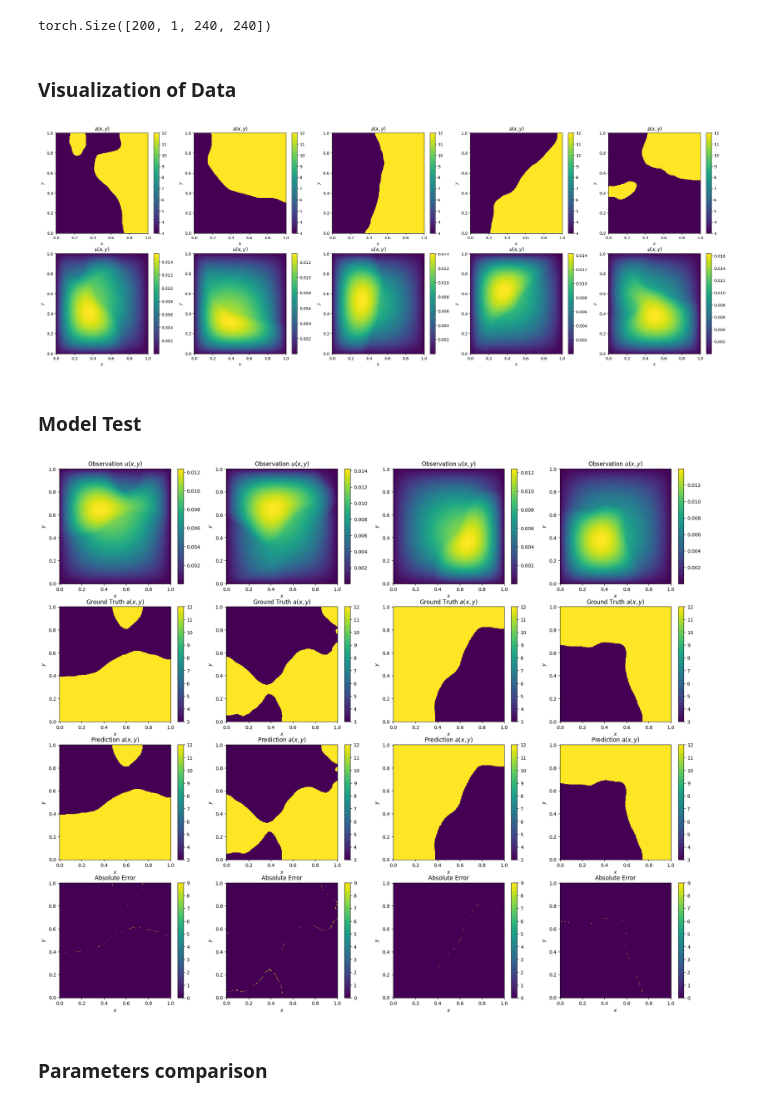
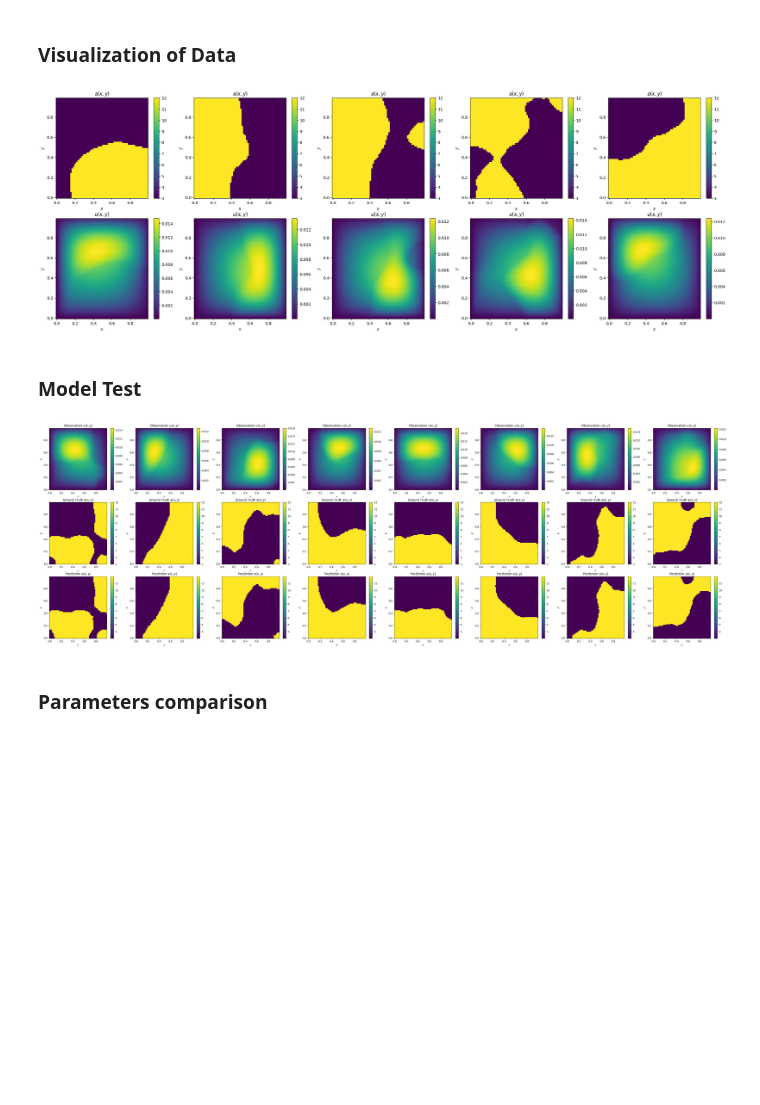
Before and after one commit to bookdiver/FluidDiff, a Jupyter notebook: models/darcys_test.ipynb, the cells around one changed output. Cells and saved outputs as stored; diff of their text form; code cells hidden in the pictures; blank space fills up the shorter version.

Commit message:
add darcy experiment

```diff
--- a/models/darcys_test.ipynb
+++ b/models/darcys_test.ipynb
@@ -20,6 +17,2 @@ torch.Size([200, 1, 240, 240])
-# %%
-ds.u.shape
-# %% [output]
-torch.Size([200, 1, 240, 240])
 # %% [markdown]
 ### Visualization of Data
@@ -40,7 +26,7 @@ u = ds.u[160:165].squeeze()
 # %%
 fig, ax = plt.subplots(2, 5, figsize=(30, 10))
 for i in range(5):
-    im1 = ax[0, i].pcolormesh(X, Y, unnormalize(a[i]))
+    im1 = ax[0, i].pcolormesh(X, Y, a[i])
     ax[0, i].set_xlabel('$x$')
     ax[0, i].set_ylabel('$y$')
     ax[0, i].set_title('$a(x, y)$')
@@ -52,7 +38,7 @@ for i in range(5):
     ax[1, i].set_title('$u(x, y)$')
     fig.colorbar(im2, ax=ax[1, i])
 # %% [output]
-[figure, old version]
+[figure, new version]
 # %%
 fig.savefig('../assets/darcy/darcy_visualization.png', dpi=300, bbox_inches='tight')
 # %% [markdown]
@@ -78,7 +66,10 @@ y = ds[30:38]['y']
 # %%
-def make_prediction(diffusion_model, cond, physics_loss_weight):
-    weights = torch.load(f"../ckpts/ddpm/darcy_{physics_loss_weight:.2f}phyloss/ckpt_clean.pt", map_location={'cuda:1':'cuda:0'})
+def make_prediction(diffusion_model, cond, physics_loss_weight, error_calibration=False):
+    if error_calibration and physics_loss_weight > 0.0:
+        weights = torch.load(f"../ckpts/ddpm/darcy_{physics_loss_weight:.2f}phyloss(ec)/ckpt.pt")
+    else:
+        weights = torch.load(f"../ckpts/ddpm/darcy_{physics_loss_weight:.2f}phyloss/ckpt.pt")
     diffusion_model.model.load_state_dict(weights)
     x_pred = diffusion_model.sample(cond=cond)
 
-    return x_pred.cpu().numpy().squeeze()
+    return x_pred.detach().cpu()
@@ -87,38 +76,33 @@ x_pred000 = make_prediction(diffusion_model, y, 0.00)
-# %%
-x_span = np.linspace(0, 1, 240)
-y_span = np.linspace(0, 1, 240)
-X, Y = np.meshgrid(x_span, y_span)
-# %%
-x = x.numpy().squeeze()
-y = y.numpy().squeeze()
+# %%
+x_pred000 = make_prediction(diffusion_model, y, 0.00)
+x_pred001 = make_prediction(diffusion_model, y, 0.01)
+x_pred005 = make_prediction(diffusion_model, y, 0.05)
+x_pred010 = make_prediction(diffusion_model, y, 0.10)
+x_pred001_ec = make_prediction(diffusion_model, y, 0.01, error_calibration=True)
+x_pred005_ec = make_prediction(diffusion_model, y, 0.05, error_calibration=True)
+x_pred010_ec = make_prediction(diffusion_model, y, 0.10, error_calibration=True)
 # %%
-fig, ax = plt.subplots(4, 4, figsize=(24, 20))
-for i in range(4):
-    im1 = ax[0, i].pcolormesh(X, Y, y[i])
+fig, ax = plt.subplots(3, 8, figsize=(48, 15))
+for i in range(8):
+    im1 = ax[0, i].pcolormesh(X, Y, y[i, 0])
     ax[0, i].set_xlabel('$x$')
     ax[0, i].set_ylabel('$y$')
     ax[0, i].set_title('Observation $u(x, y)$')
     fig.colorbar(im1, ax=ax[0, i])
 
-    im2 = ax[1, i].pcolormesh(X, Y, unnormalize(x[i]))
+    im2 = ax[1, i].pcolormesh(X, Y, x[i, 0])
     ax[1, i].set_xlabel('$x$')
     ax[1, i].set_ylabel('$y$')
     ax[1, i].set_title('Ground Truth $a(x, y)$')
     fig.colorbar(im2, ax=ax[1, i])
 
-    im3 = ax[2, i].pcolormesh(X, Y, unnormalize(x_pred000[i]))
+    im3 = ax[2, i].pcolormesh(X, Y, x_pred001_ec[i, 0])
     ax[2, i].set_xlabel('$x$')
     ax[2, i].set_ylabel('$y$')
     ax[2, i].set_title('Prediction $a(x, y)$')
     fig.colorbar(im3, ax=ax[2, i])
-
-    im4 = ax[3, i].pcolormesh(X, Y, np.abs(unnormalize(x_pred000[i])-unnormalize(x[i])))
-    ax[3, i].set_xlabel('$x$')
-    ax[3, i].set_ylabel('$y$')
-    ax[3, i].set_title('Absolute Error')
-    fig.colorbar(im4, ax=ax[3, i])
 # %% [output]
-[figure, old version]
+[figure, new version]
 # %%
 fig.savefig('../assets/darcy/darcy_prediction.png', dpi=300, bbox_inches='tight')
 # %% [markdown]
```
Also changed, not shown: parts of 28 cells of this notebook, 5 other files.
